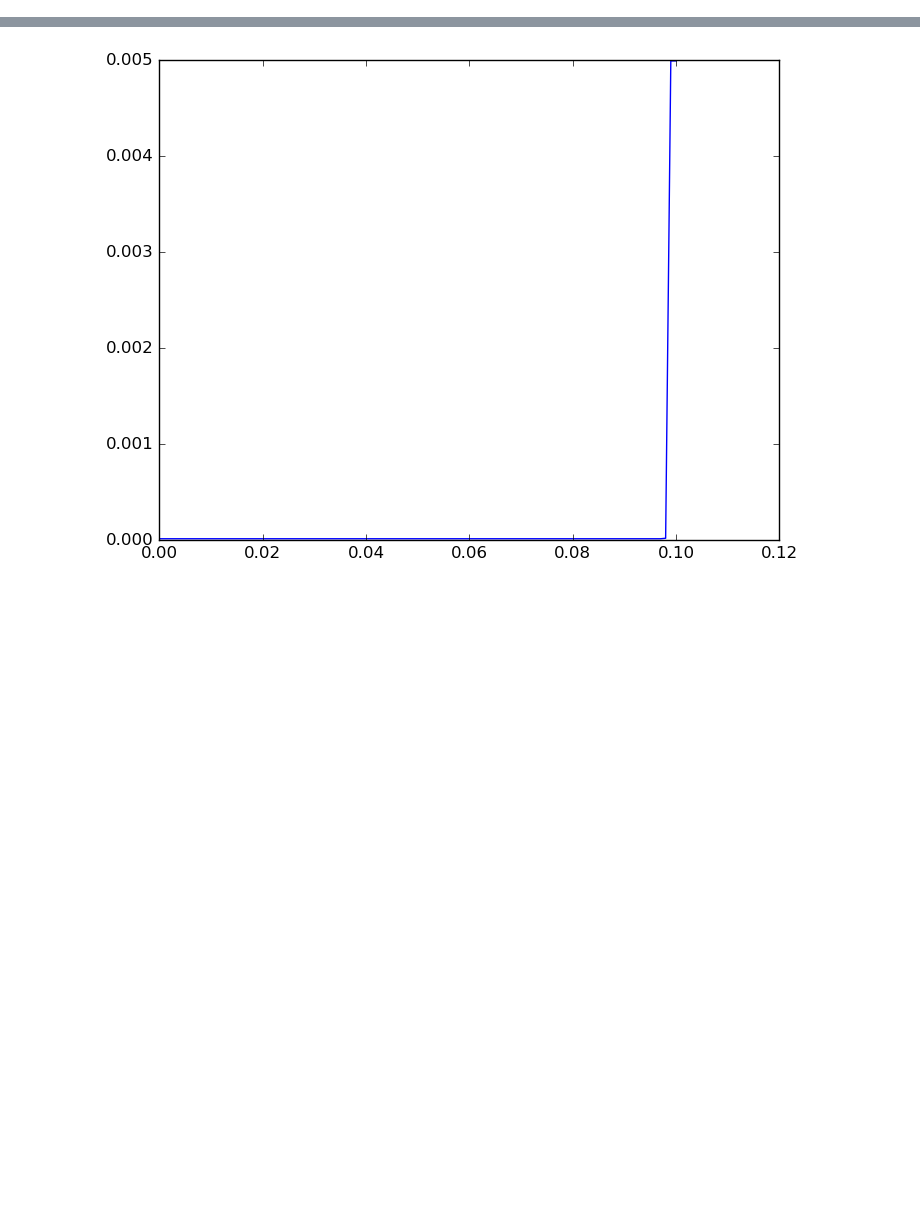
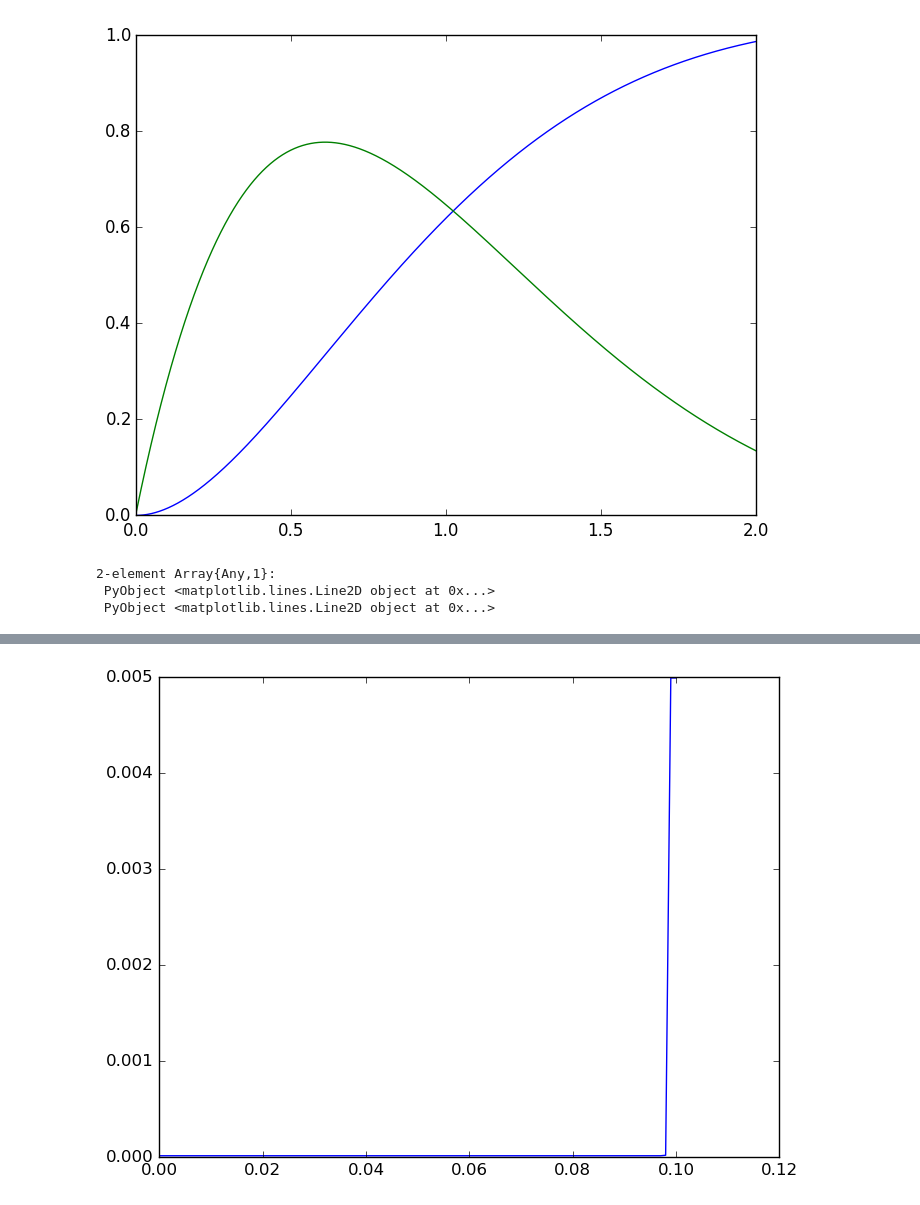
Before and after one commit to rdeits/julia-systems-exploration, a Jupyter notebook: double_integrator.ipynb, the cells around one changed output, grey strips where cells are left out. Cells and saved outputs as stored; diff of their text form; code cells hidden in the pictures; blank space fills up the shorter version.

```diff
--- a/double_integrator.ipynb
+++ b/double_integrator.ipynb
@@ -28,8 +23,8 @@ robot = Acrobots.double_integrator()
 input = Acrobots.DoubleIntegratorInput{Float64}(0)
 dt = 0.001
 vis = Acrobots.DrakeVisualizer(robot)
-ts = 0:dt:0.5
-Qf = diagm([100,1])
+ts = 0:dt:2
+Qf = diagm([10,1])
 Rf = eye(1)
 
 function cost(state::Acrobots.DoubleIntegratorState)
@@ -92,3 +87,10 @@ end
+# %%
+plot(ts, [lin.x0[1] for lin in linearizations], ts, [lin.x0[2] for lin in linearizations])
+# %% [output]
+[figure, added]
+2-element Array{Any,1}:
+ PyObject <matplotlib.lines.Line2D object at 0x...>
+ PyObject <matplotlib.lines.Line2D object at 0x...>
 # %%
 linearizations[end].x0
 # %% [output]
```
Also changed, not shown: parts of 7 cells of this notebook.
